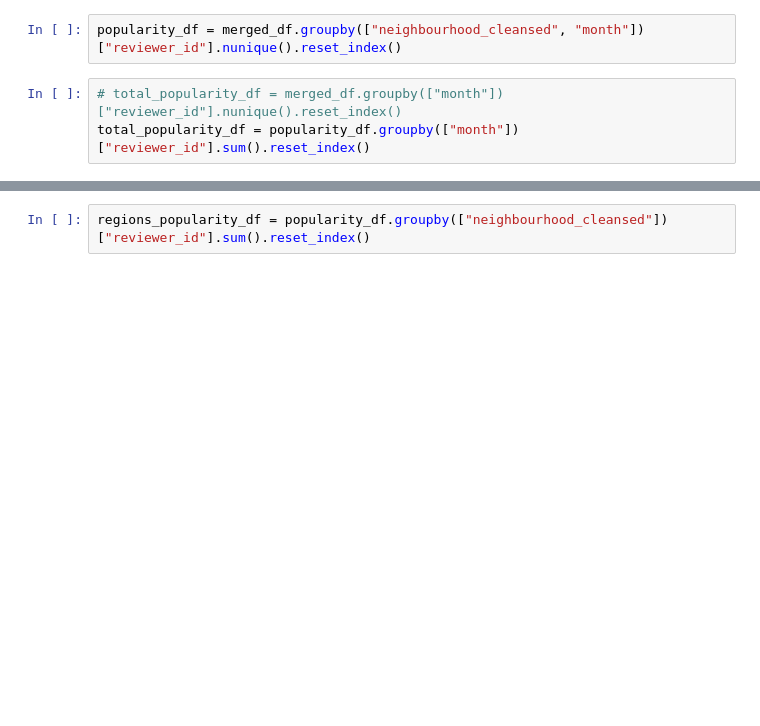
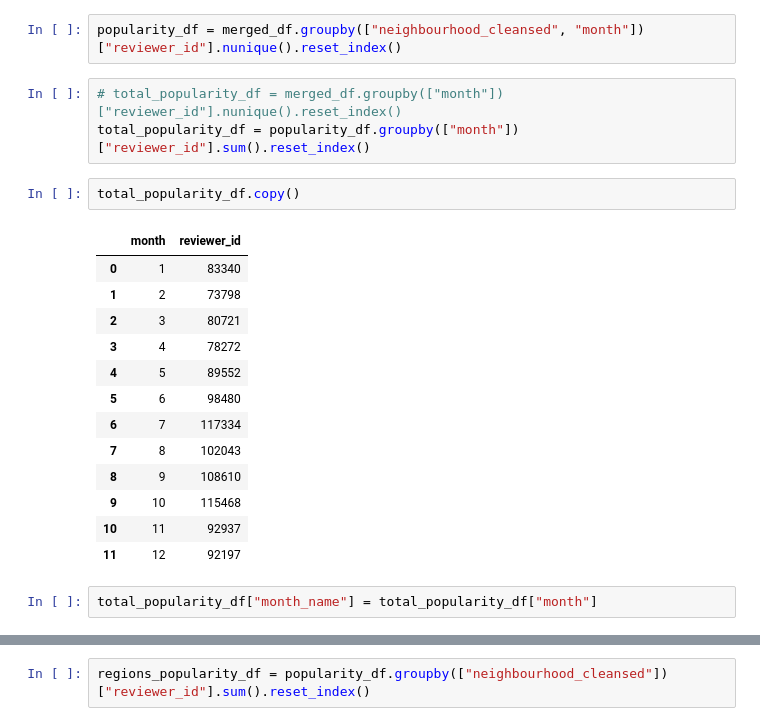
Before and after one commit to belya/test-task, a Jupyter notebook: seasonality.ipynb, the cells around one changed output, grey strips where cells are left out. Cells and saved outputs as stored; diff of their text form; blank space fills up the shorter version.

```diff
--- a/seasonality.ipynb
+++ b/seasonality.ipynb
@@ -27,3 +27,21 @@ popularity_df = merged_df.groupby(["neighbourhood_cleansed", "month"])["reviewer
 # %%
 # total_popularity_df = merged_df.groupby(["month"])["reviewer_id"].nunique().reset_index()
 total_popularity_df = popularity_df.groupby(["month"])["reviewer_id"].sum().reset_index()
+# %%
+total_popularity_df.copy()
+# %% [output]
+|  | month | reviewer_id |
+| 0 | 1 | 83340 |
+| 1 | 2 | 73798 |
+| 2 | 3 | 80721 |
+| 3 | 4 | 78272 |
+| 4 | 5 | 89552 |
+| 5 | 6 | 98480 |
+| 6 | 7 | 117334 |
+| 7 | 8 | 102043 |
+| 8 | 9 | 108610 |
+| 9 | 10 | 115468 |
+| 10 | 11 | 92937 |
+| 11 | 12 | 92197 |
+# %%
+total_popularity_df["month_name"] = total_popularity_df["month"]
```
Also changed, not shown: parts of 6 cells of this notebook, 8 other files.
